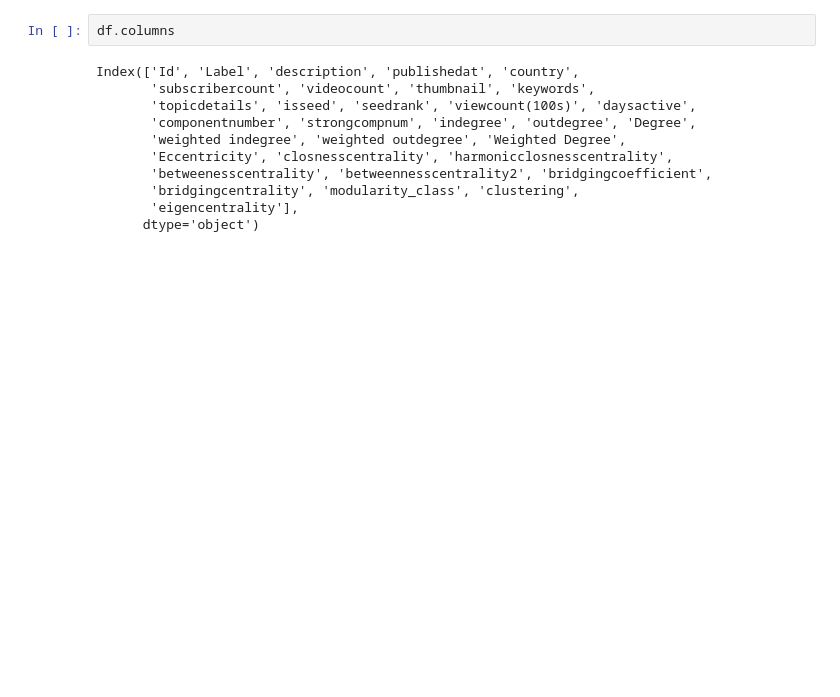
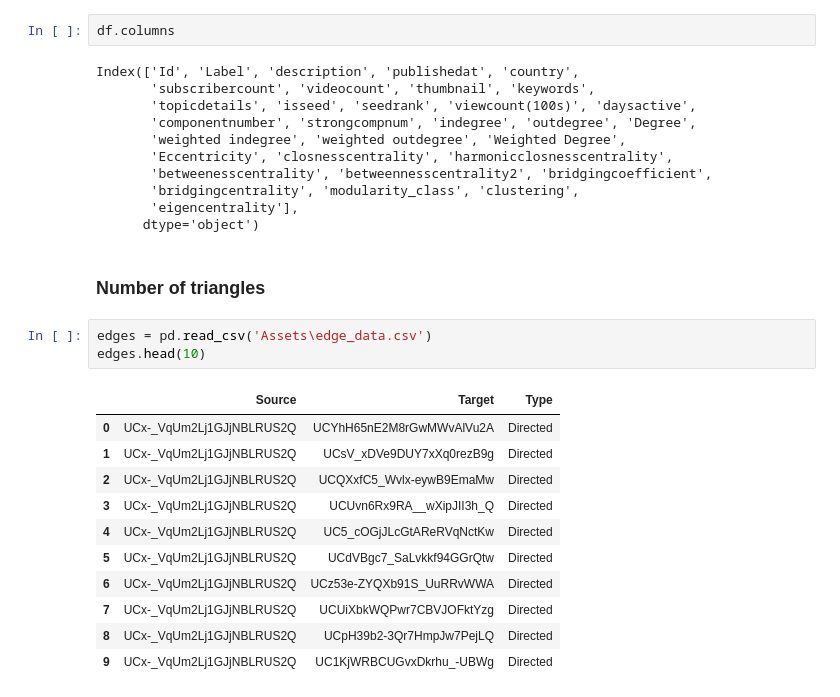
Before and after one commit to alexisfilippakopoulos/Social-Network-Analysis, a Jupyter notebook: data_wrangling.ipynb, the cells around one changed output. Drawn from its saved outputs; the diff is of its cells as text; blank space fills up the shorter version.

```diff
--- a/data_wrangling.ipynb
+++ b/data_wrangling.ipynb
@@ -620,3 +620,20 @@ Index(['Id', 'Label', 'description', 'publishedat', 'country',
        'bridgingcentrality', 'modularity_class', 'clustering',
        'eigencentrality'],
       dtype='object')
+# %% [markdown]
+### Number of triangles
+# %%
+edges = pd.read_csv('Assets\edge_data.csv')
+edges.head(10)
+# %% [output]
+|  | Source | Target | Type |
+| 0 | UCx-_VqUm2Lj1GJjNBLRUS2Q | UCYhH65nE2M8rGwMWvAlVu2A | Directed |
+| 1 | UCx-_VqUm2Lj1GJjNBLRUS2Q | UCsV_xDVe9DUY7xXq0rezB9g | Directed |
+| 2 | UCx-_VqUm2Lj1GJjNBLRUS2Q | UCQXxfC5_Wvlx-eywB9EmaMw | Directed |
+| 3 | UCx-_VqUm2Lj1GJjNBLRUS2Q | UCUvn6Rx9RA__wXipJII3h_Q | Directed |
+| 4 | UCx-_VqUm2Lj1GJjNBLRUS2Q | UC5_cOGjJLcGtAReRVqNctKw | Directed |
+| 5 | UCx-_VqUm2Lj1GJjNBLRUS2Q | UCdVBgc7_SaLvkkf94GGrQtw | Directed |
+| 6 | UCx-_VqUm2Lj1GJjNBLRUS2Q | UCz53e-ZYQXb91S_UuRRvWWA | Directed |
+| 7 | UCx-_VqUm2Lj1GJjNBLRUS2Q | UCUiXbkWQPwr7CBVJOFktYzg | Directed |
+| 8 | UCx-_VqUm2Lj1GJjNBLRUS2Q | UCpH39b2-3Qr7HmpJw7PejLQ | Directed |
+| 9 | UCx-_VqUm2Lj1GJjNBLRUS2Q | UC1KjWRBCUGvxDkrhu_-UBWg | Directed |
```
Also changed, not shown: parts of 12 cells of this notebook, 8 other files.
